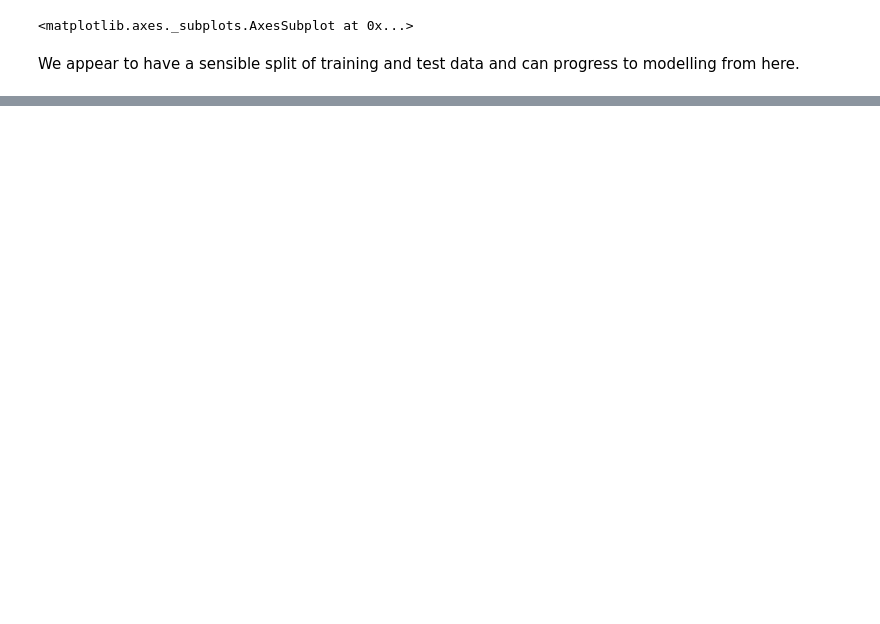
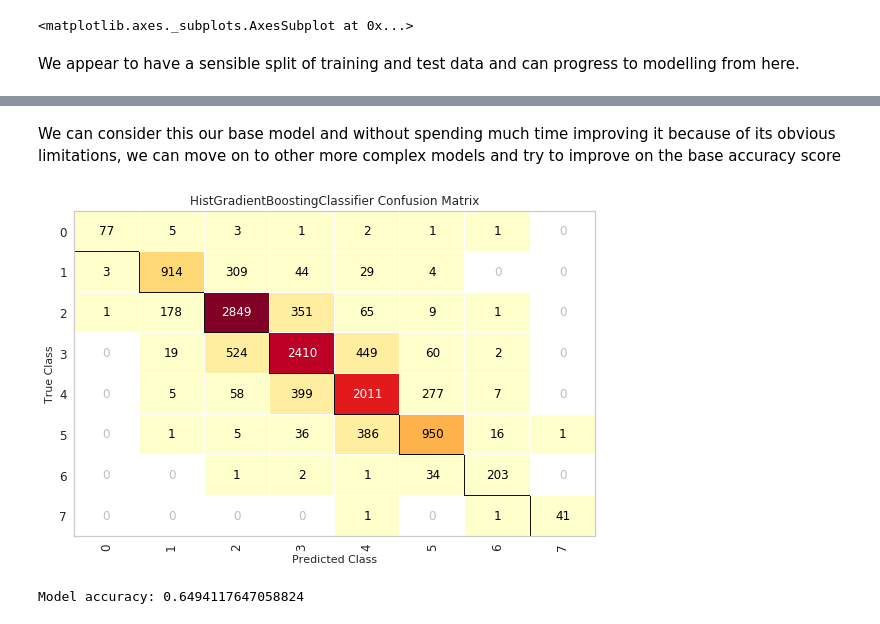
Before and after one commit to prteek/bedroom-prediction, a Jupyter notebook: data_exploration.ipynb, the cells around one changed output, grey strips where cells are left out. Cells and saved outputs as stored; diff of their text form; code cells hidden in the pictures; blank space fills up the shorter version.

```diff
--- a/data_exploration.ipynb
+++ b/data_exploration.ipynb
@@ -210,0 +229,19 @@ model = BernoulliNB
+# %% [markdown]
+We can consider this our base model and without spending much time improving it because of its obvious limitations, we can move on to other more complex models and try to improve on the base accuracy score
+# %%
+from sklearn.ensemble import HistGradientBoostingClassifier, AdaBoostClassifier
+
+model = HistGradientBoostingClassifier()
+
+pipe = Pipeline([('Scaler', StandardScaler()), ('model', model)])
+
+visualizer = ConfusionMatrix(pipe, support=True)
+
+visualizer.fit(X_train, y_train)
+visualizer.score(X_train, y_train)
+visualizer.show()
+
+print("Model accuracy:", accuracy_score(y_test, pipe.predict(X_test)))
+# %% [output]
+[figure, added]
+Model accuracy: 0.6494117647058824
```
Also changed, not shown: parts of 5 cells of this notebook.
